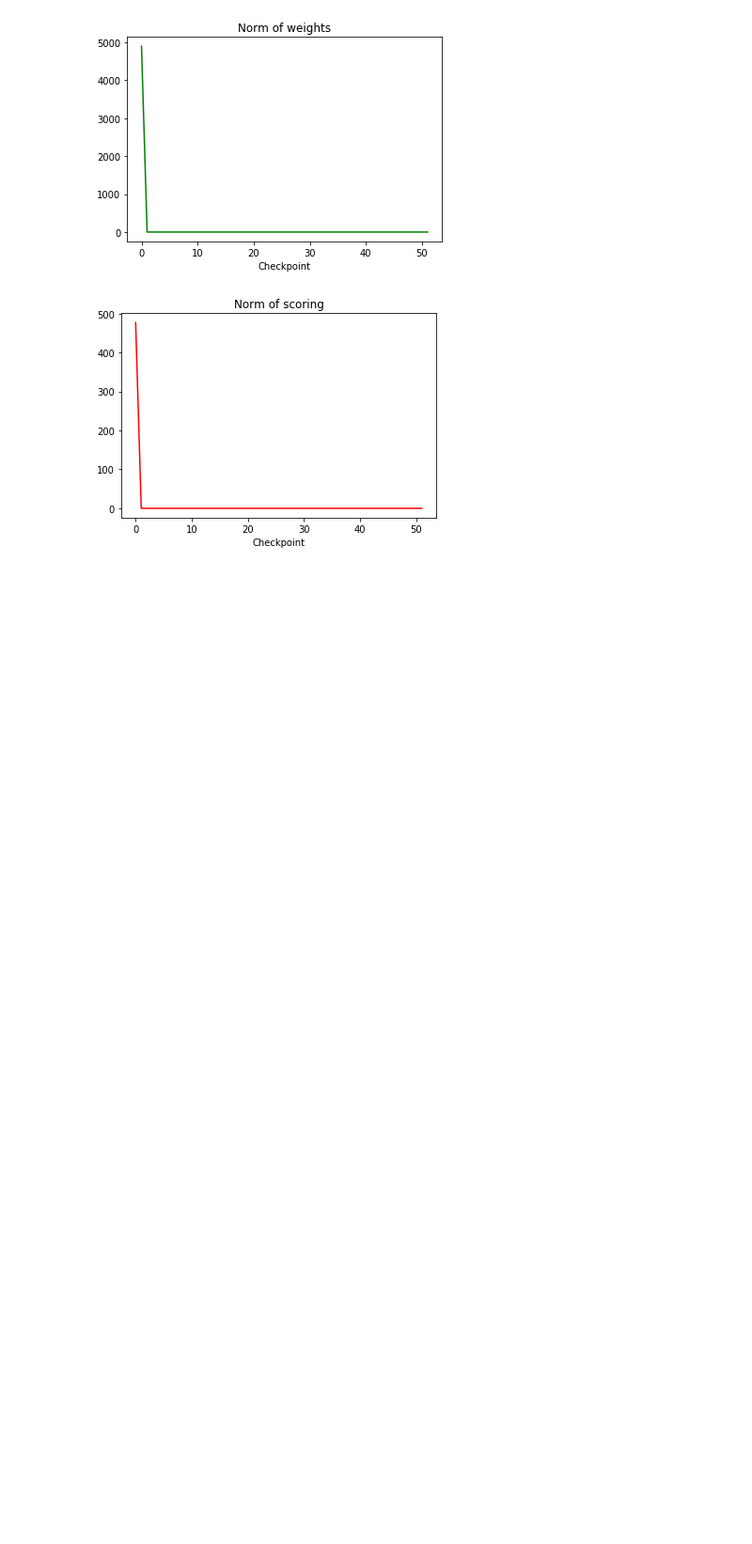
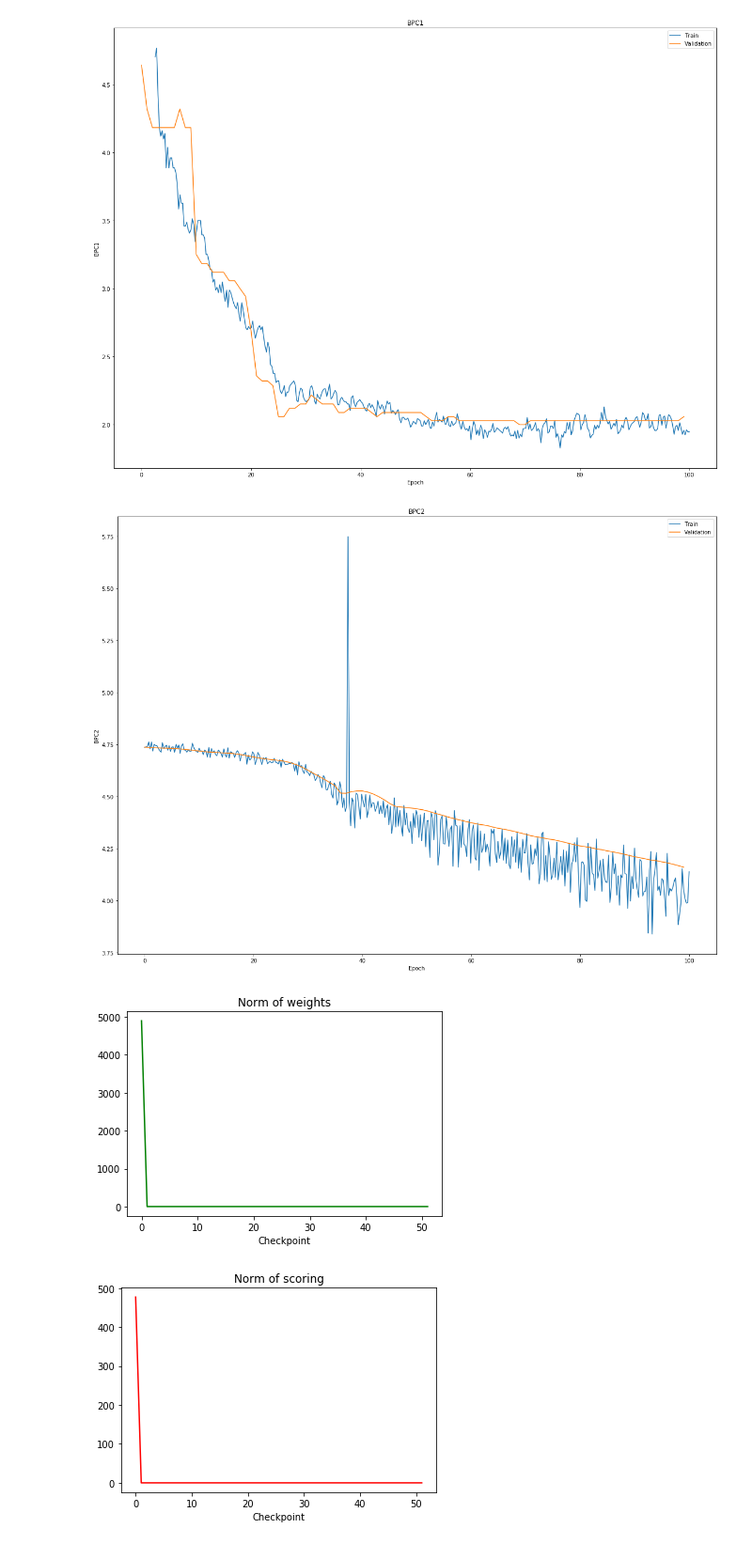
Before and after one commit to matthewkennedy5/RRNN, a Jupyter notebook: visualize-results.ipynb, the cells around one changed output. Shown: that part at 94% size. Drawn from its saved outputs; the diff is of its cells as text; code cells hidden in the pictures; blank space fills up the shorter version.

```diff
--- a/visualize-results.ipynb
+++ b/visualize-results.ipynb
@@ -153,3 +136,35 @@ plt.show()
+# %%
+# Plot BPC1 and BPC2
+
+# BPC1 = -log2(accuracy)
+
+eps = 1e-6
+train_bpc = -np.log2(train + eps)
+val_bpc = -np.log2(val + eps)
+plt.figure(figsize=(20, 15))
+train_x = np.linspace(0, batch_size * train_bpc.shape[0] / n_data, num=train_bpc.shape[0])
+val_x = np.linspace(0, batch_size * N_iters / n_data, num=val_bpc.shape[0])
+plt.plot(x_axis, train_bpc, label='Train')
+plt.plot(range(n_epochs), val_bpc, label='Validation')
+plt.ylabel('BPC1')
+plt.xlabel('Epoch')
+plt.title('BPC1')
+plt.legend()
+plt.show()
+
+# BPC2 = loss1 / n_time_steps / ln 2
+
+plt.figure(figsize=(20, 15))
+plt.plot(x_axis, losses[:, 0] / 20 / np.log(2), label='Train')
+plt.plot(range(n_epochs), val_loss[:, 0] / 20 / np.log(2), label='Validation')
+plt.ylabel('BPC2')
+plt.xlabel('Epoch')
+plt.title('BPC2')
+plt.legend()
+plt.show()
+# %% [output]
+[figure, added]
+[figure, added]
 # %%
 # Display weight magnitudes
 
```
Also changed, not shown: parts of 5 cells of this notebook.
